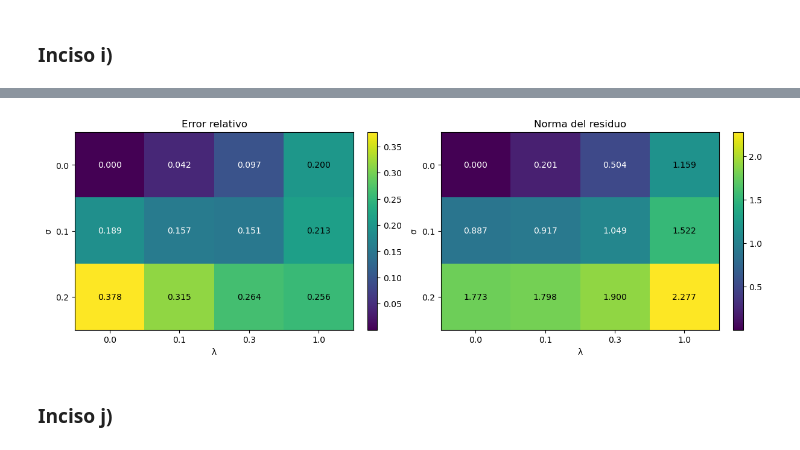
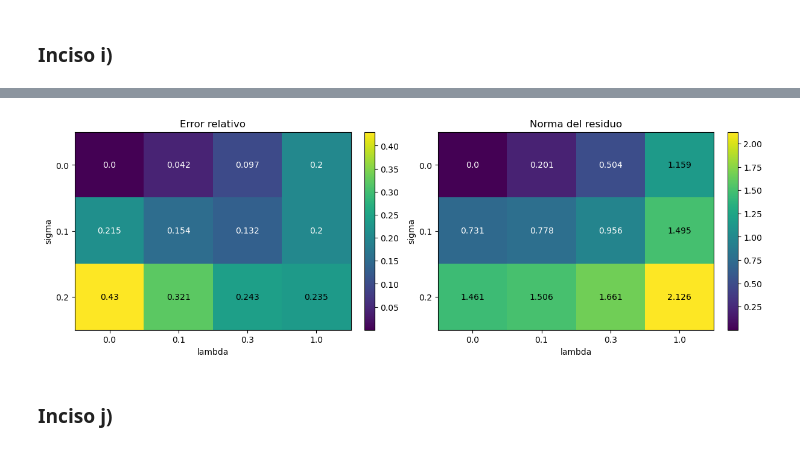
Before and after one commit to fededelcuadro/proyecto-tomografia-metodos, a Jupyter notebook: ejercicio_9.ipynb, the cells around one changed output, grey strips where cells are left out. Cells and saved outputs as stored; diff of their text form; code cells hidden in the pictures.

```diff
--- a/ejercicio_9.ipynb
+++ b/ejercicio_9.ipynb
@@ -134,8 +149,13 @@ puede reducir ruido y también borrar bordes reales.
 # %% [markdown]
 ### Inciso d)
 # %%
+# Calculamos las mediciones sin ruido a partir del fantoma.
 b7 = A7 @ x_fantoma
-rng = np.random.default_rng(2026)
+
+# La semilla 67 permite repetir el mismo ruido que usamos en el ejercicio 6.
+rng = np.random.default_rng(67)
 z = rng.standard_normal(b7.size)
+
+# Esta escala adapta la intensidad del ruido al tamaño de las mediciones.
 escala = np.sqrt(np.mean(b7**2))
 # %%
@@ -304,31 +401,63 @@ plt.show()
 # %% [markdown]
 ### Inciso i)
 # %%
+# Preparamos dos matrices: las filas representan sigma y las columnas, lambda.
 errores_finales = np.zeros((len(sigmas), len(lambdas)))
-residuos_finales = np.zeros_like(errores_finales)
+residuos_finales = np.zeros((len(sigmas), len(lambdas)))
 mejores = {}
-for i, sigma in enumerate(sigmas):
-    for j, lam in enumerate(lambdas):
+
+for i in range(len(sigmas)):
+    sigma = sigmas[i]
+    for j in range(len(lambdas)):
+        lam = lambdas[j]
         x = resultados[sigma, lam]["x"]
+
+        # El error compara la reconstrucción con el fantoma.
+        # El residuo compara las mediciones que produce esa imagen con las observadas.
         errores_finales[i, j] = np.linalg.norm(x - x_fantoma) / np.linalg.norm(x_fantoma)
         residuos_finales[i, j] = np.linalg.norm(A7 @ x - mediciones[sigma])
+
+    # argmin devuelve la posición del menor error de esta fila.
+    # Así elegimos el mejor lambda entre los valores que probamos para este sigma.
     indice = np.argmin(errores_finales[i])
     mejores[sigma] = lambdas[indice]
-    print(f"σ={sigma:.2f}: mejor λ={lambdas[indice]:g}, error={errores_finales[i, indice]:.6f}")
+    print("sigma:", sigma, "- Mejor lambda:", mejores[sigma])
+    print("Error relativo:", errores_finales[i, indice])
+    print()
 
+# Mostramos los errores y los residuos en dos cuadros de colores.
+tablas = [errores_finales, residuos_finales]
+titulos = ["Error relativo", "Norma del residuo"]
 fig, axs = plt.subplots(1, 2, figsize=(12, 4), layout="constrained")
-for ax, tabla, titulo in zip(axs, [errores_finales, residuos_finales],
-                             ["Error relativo", "Norma del residuo"]):
-    im = ax.imshow(tabla, cmap="viridis", aspect="auto")
-    ax.set_xticks(range(len(lambdas)), [str(lam) for lam in lambdas])
-    ax.set_yticks(range(len(sigmas)), [str(sigma) for sigma in sigmas])
-    ax.set_xlabel("λ")
-    ax.set_ylabel("σ")
-    ax.set_title(titulo)
+
+for k in range(2):
+    tabla = tablas[k]
+    ax = axs[k]
+    imagen = ax.imshow(tabla, cmap="viridis", aspect="auto")
+
+    # Identificamos cada columna por su lambda y cada fila por su sigma.
+    ax.set_xticks(range(len(lambdas)))
+    ax.set_xticklabels(lambdas)
+    ax.set_yticks(range(len(sigmas)))
+    ax.set_yticklabels(sigmas)
+    ax.set_xlabel("lambda")
+    ax.set_ylabel("sigma")
+    ax.set_title(titulos[k])
+
+    # Escribimos los valores dentro de cada casillero, redondeados a tres decimales.
+    # Elegimos texto blanco en los colores oscuros y negro en los claros para que se lea.
+    punto_medio = (np.max(tabla) + np.min(tabla)) / 2
     for i in range(len(sigmas)):
         for j in range(len(lambdas)):
-            color = "white" if tabla[i, j] < (tabla.max() + tabla.min()) / 2 else "black"
-            ax.text(j, i, f"{tabla[i, j]:.3f}", ha="center", va="center", color=color)
-    fig.colorbar(im, ax=ax)
+            if tabla[i, j] < punto_medio:
+                color = "white"
+            else:
+                color = "black"
+            valor = str(round(tabla[i, j], 3))
+            ax.text(j, i, valor, ha="center", va="center", color=color)
+
+    # Cada cuadro tiene su propia barra de color porque representan cantidades distintas.
+    fig.colorbar(imagen, ax=ax)
+
 plt.show()
 # %% [output]
@@ -338,4 +472,4 @@ plt.show()
-[figure, old version]
+[figure, new version]
 # %% [markdown]
 ### Inciso j)
 # %% [markdown]
```
Also changed, not shown: parts of 10 cells of this notebook.
